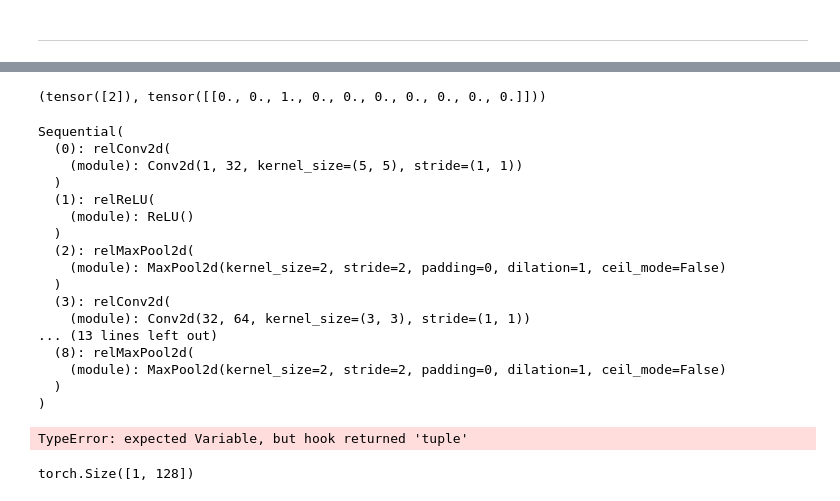
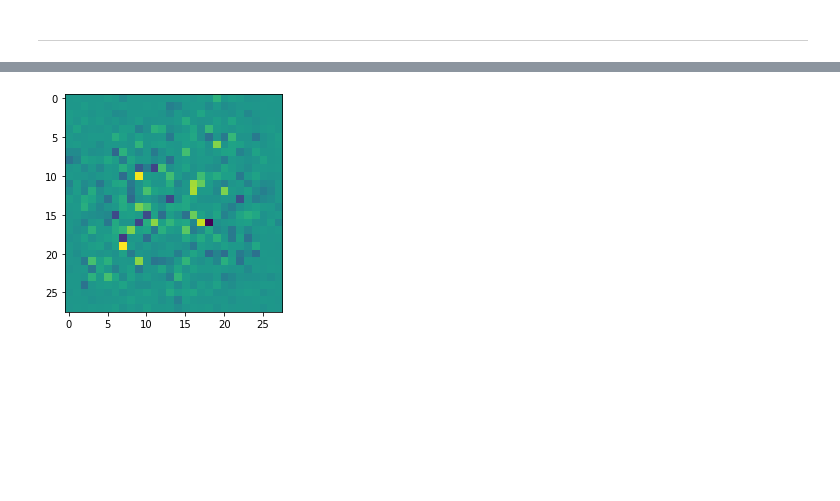
Before and after one commit to simonjisu/XAI, a Jupyter notebook: refactoring.ipynb, the cells around one changed output, grey strips where cells are left out. Drawn from its saved outputs; the diff is of its cells as text; code cells hidden in the pictures; blank space fills up the shorter version.

```diff
--- a/refactoring.ipynb
+++ b/refactoring.ipynb
@@ -838,9 +479,6 @@ class relConv2d(XaiHook):
         self.use_rho = use_rho
         self.register_hook(backward=False, hook_fn=self.f_hook)
         self.register_hook(backward=True, hook_fn=self.b_hook)
-
-    def __call__(self, x):
-        return self.module(x)
 
     def f_hook(self, m, i, o):
         """
@@ -956,9 +594,6 @@ class relMaxPool2d(XaiHook):
         self.use_rho = use_rho
         self.register_hook(backward=False, hook_fn=self.f_hook)
         self.register_hook(backward=True, hook_fn=self.b_hook)
-
-    def __call__(self, x):
-        return self.module(x)
 
     def f_hook(self, m, i, o):
         """
@@ -1032,7 +667,7 @@ class relMaxPool2d(XaiHook):
 # %%
 class LRP(XaiModel):
     """LRP"""
-    def __init__(self, model, module_names, use_rho=False):
+    def __init__(self, model, use_rho=False):
         """
         module_names: have to be sequential to forward network
         """
@@ -1048,36 +683,26 @@ class LRP(XaiModel):
         self.create_layers()
 
     def create_layers(self):
-#         modules = self.model._modules[module_name]
-
-#         self.convs =
-        for module_name in self.module_names:
-            modules = self.model._modules[module_name]
-            layers = []
+        for name, modules in self.model._modules.items():
             if isinstance(modules, nn.Sequential):
                 for i, layer in enumerate(modules):
                     try:
-                        layers.append(self._create_layer(layer))
+                        modules[i] = self._create_layer(layer)
                     except KeyError as e:
                         print(f"{type(layer)} is not an available module.\nAvaiable:")
                         for k in self.available_module.keys():
                             print(f" - {k}")
-                layers = nn.Sequential(*layers)
             else:
-                layers = self._create_layer(layer)
-            self.__setattr__(module_name, layers)
+                modules = self._create_layer(layer)
+
+    def forward(self, x):
+        return self.model(x)
 
     def _create_layer(self, layer):
         if isinstance(layer, nn.ReLU):
             return self.available_module[type(layer)](layer)
         else:
             return self.available_module[type(layer)](layer, use_rho=self.use_rho)
-
-    def forward(self, x):
-        x = self.convs(x)
-        x = x.view(x.size(0), -1)
-        x = self.fc(x)
-        return x
 
     def get_attribution(self, x, targets):
         x.requires_grad_(requires_grad=True)
@@ -1088,35 +713,10 @@ class LRP(XaiModel):
         x_grad = x.grad.data.clone()
         x.requires_grad_(requires_grad=False)
         return x_grad
-# %%
-targets, grad
-# %% [output]
-(tensor([2]), tensor([[0., 0., 1., 0., 0., 0., 0., 0., 0., 0.]]))
-# %%
-lrp.convs
-# %% [output]
-Sequential(
-  (0): relConv2d(
-    (module): Conv2d(1, 32, kernel_size=(5, 5), stride=(1, 1))
-  )
-  (1): relReLU(
-    (module): ReLU()
-  )
-  (2): relMaxPool2d(
-    (module): MaxPool2d(kernel_size=2, stride=2, padding=0, dilation=1, ceil_mode=False)
-  )
-  (3): relConv2d(
-    (module): Conv2d(32, 64, kernel_size=(3, 3), stride=(1, 1))
-... (13 lines left out)
-  (8): relMaxPool2d(
-    (module): MaxPool2d(kernel_size=2, stride=2, padding=0, dilation=1, ceil_mode=False)
-  )
-)
 # %%
-module_names = ["convs", "fc"]
-lrp = LRP(model, module_names)
-x_lrp = lrp.get_attribution(x, targets)
-plt.imshow(x_lrp.squeeze())
+lrp_model = LRP(model)
+lrp = lrp_model.get_attribution(x, targets)
+plt.imshow(lrp.squeeze())
 plt.show()
 # %% [output]
-TypeError: expected Variable, but hook returned 'tuple'
+[figure, added]
@@ -1131,4 +722,0 @@ o3 = lrp.model.fc(o2)
-# %%
-t1.size()
-# %% [output]
-torch.Size([1, 128])
```
Also changed, not shown: parts of 28 cells of this notebook, 23 other files.
